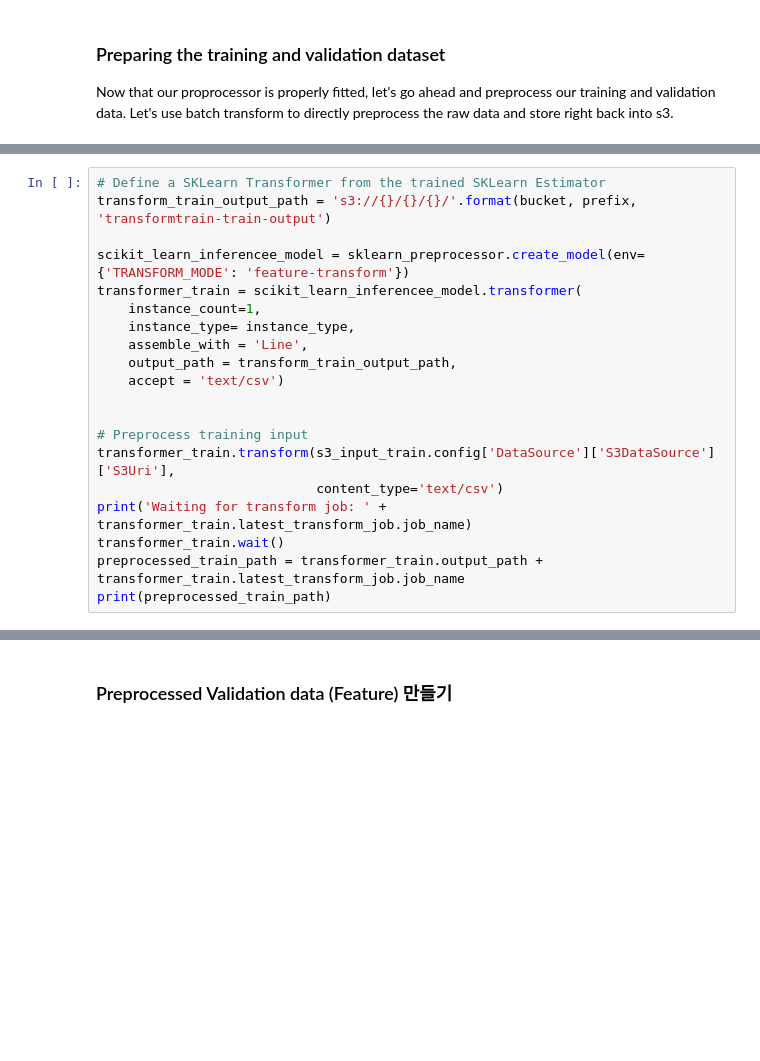
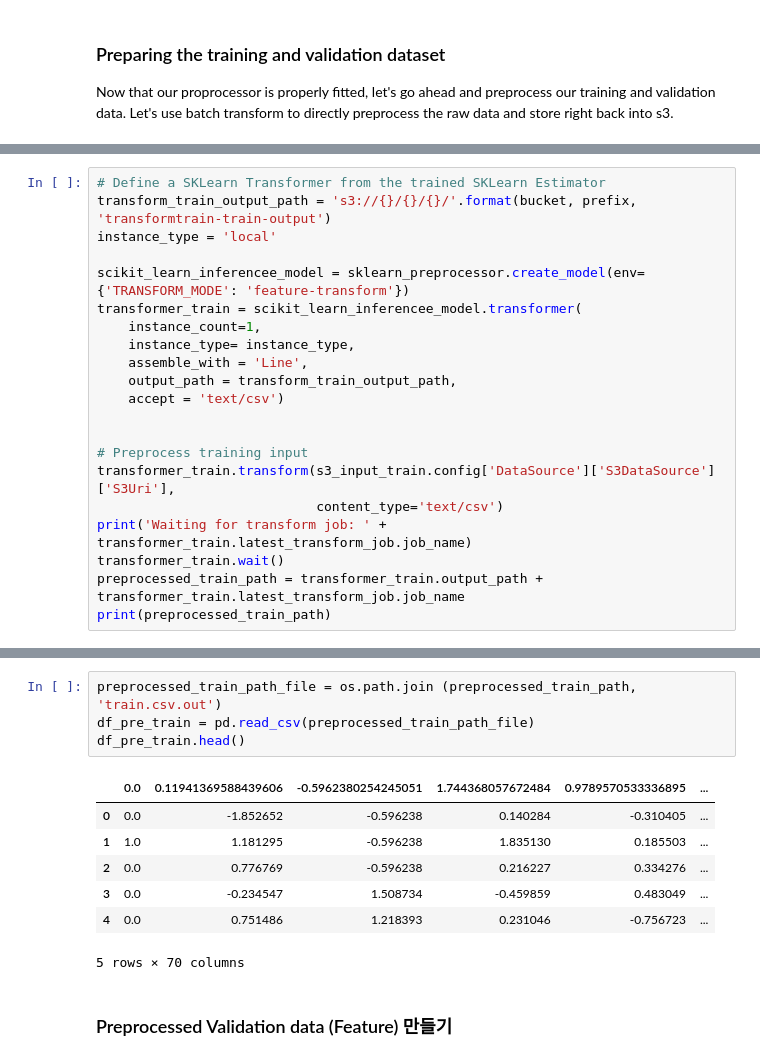
Before and after one commit to gonsoomoon-ml/churn-prediction-workshop, a Jupyter notebook: 2.0.Preprocess-Churn.ipynb, the cells around one changed output, grey strips where cells are left out. Saved outputs shown, nothing was run; the diff lists cells and outputs as text; blank space fills up the shorter version.

Commit message:
Add transformer_train

```diff
--- a/2.0.Preprocess-Churn.ipynb
+++ b/2.0.Preprocess-Churn.ipynb
@@ -70,6 +78,7 @@ Now that our proprocessor is properly fitted, let's go ahead and preprocess our
 # %%
 # Define a SKLearn Transformer from the trained SKLearn Estimator
 transform_train_output_path = 's3://{}/{}/{}/'.format(bucket, prefix, 'transformtrain-train-output')
+instance_type = 'local'
 
 scikit_learn_inferencee_model = sklearn_preprocessor.create_model(env={'TRANSFORM_MODE': 'feature-transform'})
 transformer_train = scikit_learn_inferencee_model.transformer(
@@ -112,3 +127,15 @@ s3://sagemaker-us-east-2-057716757052/sagemaker/customer-churn/transformtrain-tr
+# %%
+preprocessed_train_path_file = os.path.join (preprocessed_train_path, 'train.csv.out')
+df_pre_train = pd.read_csv(preprocessed_train_path_file)
+df_pre_train.head()
+# %% [output]
+|  | 0.0 | 0.11941369588439606 | -0.5962380254245051 | 1.744368057672484 | 0.9789570533336895 | ... |
+| 0 | 0.0 | -1.852652 | -0.596238 | 0.140284 | -0.310405 | ... |
+| 1 | 1.0 | 1.181295 | -0.596238 | 1.835130 | 0.185503 | ... |
+| 2 | 0.0 | 0.776769 | -0.596238 | 0.216227 | 0.334276 | ... |
+| 3 | 0.0 | -0.234547 | 1.508734 | -0.459859 | 0.483049 | ... |
+| 4 | 0.0 | 0.751486 | 1.218393 | 0.231046 | -0.756723 | ... |
+5 rows × 70 columns
 # %% [markdown]
 ### Preprocessed Validation data (Feature) 만들기
 # %%
```
Also changed, not shown: parts of 16 cells of this notebook, 2 other files.
